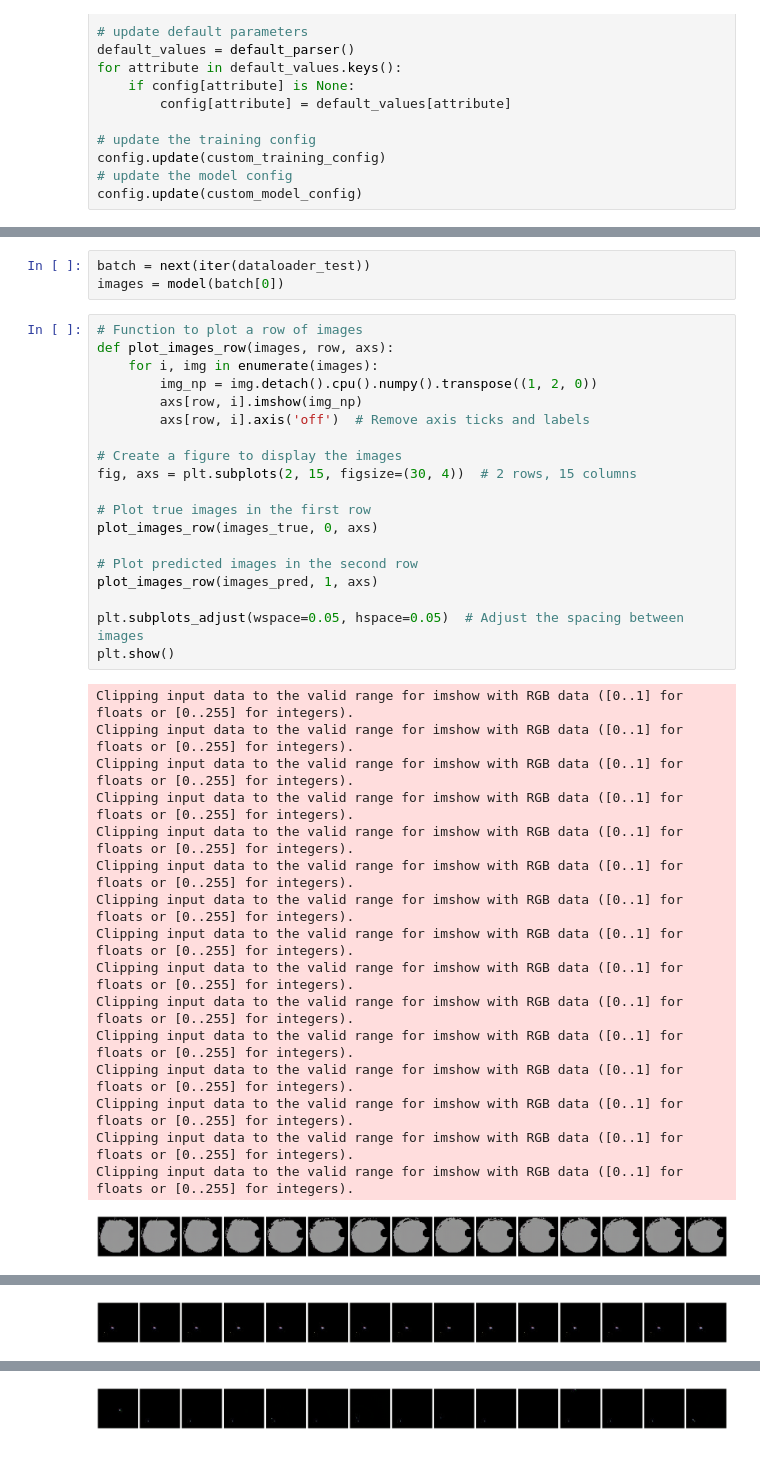
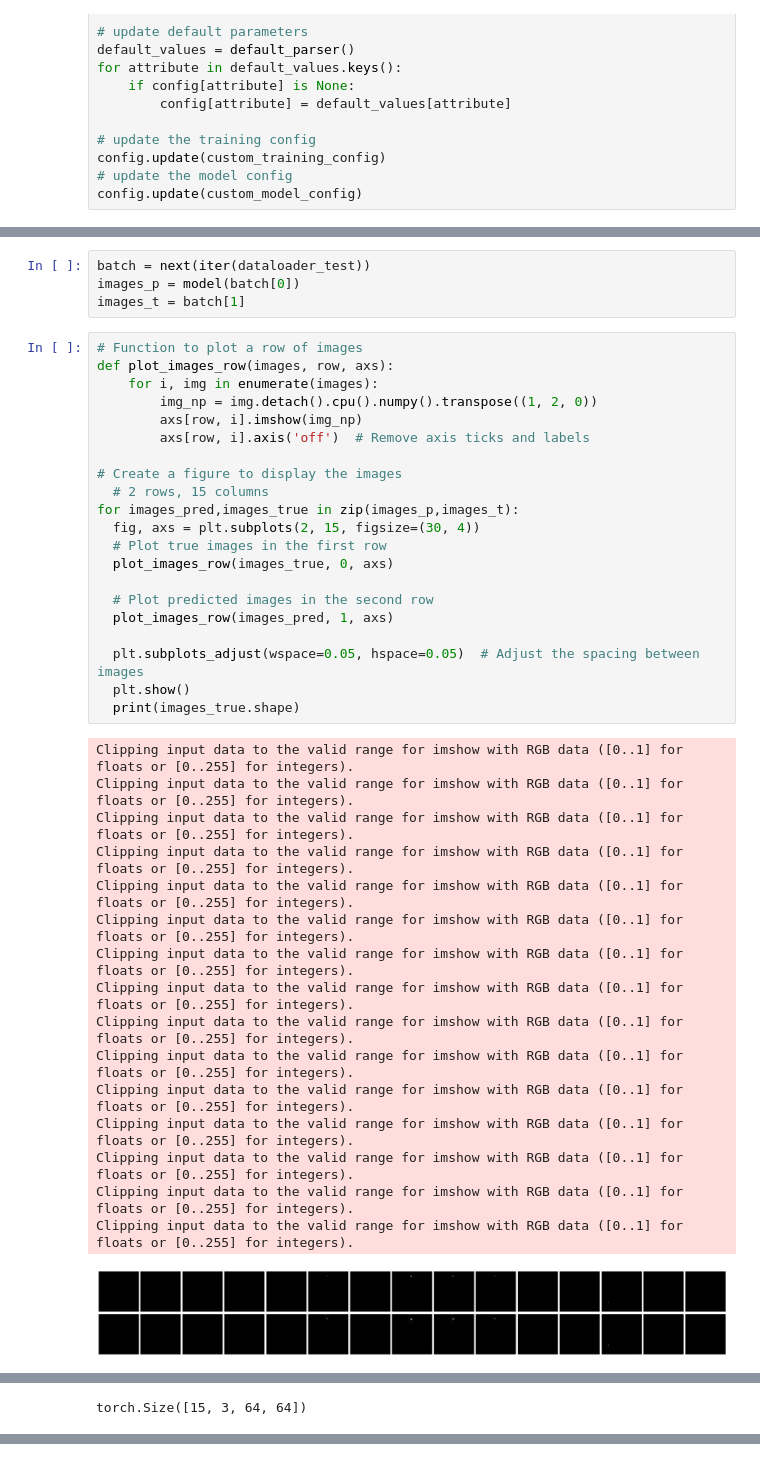
Before and after one commit to OmarAliMSY/ShadowMitigation, a Jupyter notebook: playground/Inference_SIMVP.ipynb, the cells around one changed output, grey strips where cells are left out. Saved outputs shown, nothing was run; the diff lists cells and outputs as text.

```diff
--- a/playground/Inference_SIMVP.ipynb
+++ b/playground/Inference_SIMVP.ipynb
@@ -215,42 +196,45 @@ model.load_state_dict(checkpoint["state_dict"])
 # %%
 batch = next(iter(dataloader_test))
-images = model(batch[0])
+images_p = model(batch[0])
+images_t = batch[1]
 # %%
 # Function to plot a row of images
 def plot_images_row(images, row, axs):
     for i, img in enumerate(images):
         img_np = img.detach().cpu().numpy().transpose((1, 2, 0))
         axs[row, i].imshow(img_np)
         axs[row, i].axis('off')  # Remove axis ticks and labels
 
 # Create a figure to display the images
-fig, axs = plt.subplots(2, 15, figsize=(30, 4))  # 2 rows, 15 columns
+  # 2 rows, 15 columns
+for images_pred,images_true in zip(images_p,images_t):
+  fig, axs = plt.subplots(2, 15, figsize=(30, 4))
+  # Plot true images in the first row
+  plot_images_row(images_true, 0, axs)
 
-# Plot true images in the first row
-plot_images_row(images_true, 0, axs)
+  # Plot predicted images in the second row
+  plot_images_row(images_pred, 1, axs)
 
-# Plot predicted images in the second row
-plot_images_row(images_pred, 1, axs)
-
-plt.subplots_adjust(wspace=0.05, hspace=0.05)  # Adjust the spacing between images
-plt.show()
+  plt.subplots_adjust(wspace=0.05, hspace=0.05)  # Adjust the spacing between images
+  plt.show()
+  print(images_true.shape)
 # %% [output]
 Clipping input data to the valid range for imshow with RGB data ([0..1] for floats or [0..255] for integers).
 Clipping input data to the valid range for imshow with RGB data ([0..1] for floats or [0..255] for integers).
 Clipping input data to the valid range for imshow with RGB data ([0..1] for floats or [0..255] for integers).
 Clipping input data to the valid range for imshow with RGB data ([0..1] for floats or [0..255] for integers).
 Clipping input data to the valid range for imshow with RGB data ([0..1] for floats or [0..255] for integers).
 Clipping input data to the valid range for imshow with RGB data ([0..1] for floats or [0..255] for integers).
 Clipping input data to the valid range for imshow with RGB data ([0..1] for floats or [0..255] for integers).
 Clipping input data to the valid range for imshow with RGB data ([0..1] for floats or [0..255] for integers).
 Clipping input data to the valid range for imshow with RGB data ([0..1] for floats or [0..255] for integers).
 Clipping input data to the valid range for imshow with RGB data ([0..1] for floats or [0..255] for integers).
 Clipping input data to the valid range for imshow with RGB data ([0..1] for floats or [0..255] for integers).
 Clipping input data to the valid range for imshow with RGB data ([0..1] for floats or [0..255] for integers).
 Clipping input data to the valid range for imshow with RGB data ([0..1] for floats or [0..255] for integers).
 Clipping input data to the valid range for imshow with RGB data ([0..1] for floats or [0..255] for integers).
 Clipping input data to the valid range for imshow with RGB data ([0..1] for floats or [0..255] for integers).
-[figure, old version]
+[figure, new version]
 Clipping input data to the valid range for imshow with RGB data ([0..1] for floats or [0..255] for integers).
 Clipping input data to the valid range for imshow with RGB data ([0..1] for floats or [0..255] for integers).
 Clipping input data to the valid range for imshow with RGB data ([0..1] for floats or [0..255] for integers).
@@ -266,3 +250,4 @@ Clipping input data to the valid range for imshow with RGB data ([0..1] for floa
 Clipping input data to the valid range for imshow with RGB data ([0..1] for floats or [0..255] for integers).
 Clipping input data to the valid range for imshow with RGB data ([0..1] for floats or [0..255] for integers).
 Clipping input data to the valid range for imshow with RGB data ([0..1] for floats or [0..255] for integers).
+torch.Size([15, 3, 64, 64])
@@ -301 +271,0 @@ Clipping input data to the valid range for imshow with RGB data ([0..1] for floa
-[figure, removed]
@@ -317 +271,0 @@ Clipping input data to the valid range for imshow with RGB data ([0..1] for floa
-[figure, removed]
```
Also changed, not shown: parts of 5 cells of this notebook, 1 other file.
